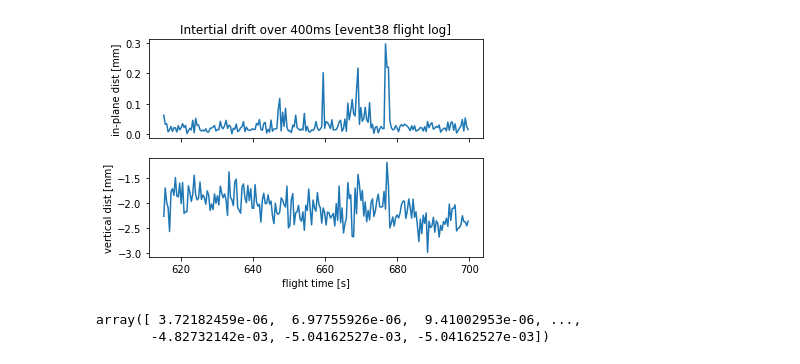
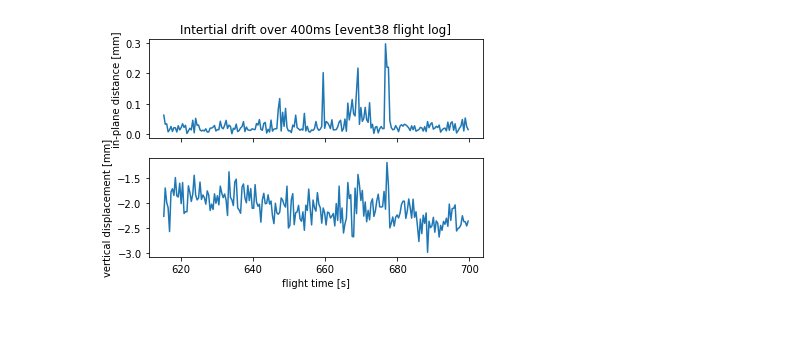
Before and after one commit to matterwaves/SensorAnalysis, a Jupyter notebook: event-38-logs.ipynb, the cells around one changed output. Drawn from its saved outputs; the diff is of its cells as text; code cells hidden in the pictures; blank space fills up the shorter version.

Commit message:
added new plots for event38 logs

```diff
--- a/event-38-logs.ipynb
+++ b/event-38-logs.ipynb
@@ -50,26 +50,21 @@ state_sampled=np.array(state_sampled)
 # %%
 
 mask= (615<t_sampled) & (t_sampled<700)
 #plt.plot(t_sampled[mask],state_sampled[mask,0:3])
 #plt.show()
 x,y,z=state_sampled[:,0],state_sampled[:,1],state_sampled[:,2]
 in_plane=np.sqrt(x**2+y**2)
 
 
 f, (ax1,ax2)=plt.subplots(2,1,sharex=True)
 ax1.set_title('Intertial drift over 400ms [event38 flight log]')
 ax1.plot(t_sampled[mask],in_plane[mask]*1e3)
-ax1.set_ylabel('in-plane dist [mm]')
+ax1.set_ylabel('in-plane distance [mm]')
 ax2.plot(t_sampled[mask],z[mask]*1e3)
-ax2.set_ylabel('vertical dist [mm]')
+ax2.set_ylabel('vertical displacement [mm]')
 ax2.set_xlabel('flight time [s]')
 
 #plt.plot(t_sampled[mask],z[mask])
 f.show()
 # %% [output]
-[figure, old version]
+[figure, new version]
-# %%
-Q[:,3]
-# %% [output]
-array([ 3.72182459e-06,  6.97755926e-06,  9.41002953e-06, ...,
-       -4.82732142e-03, -5.04162527e-03, -5.04162527e-03])
```
Also changed, not shown: parts of 6 cells of this notebook.
